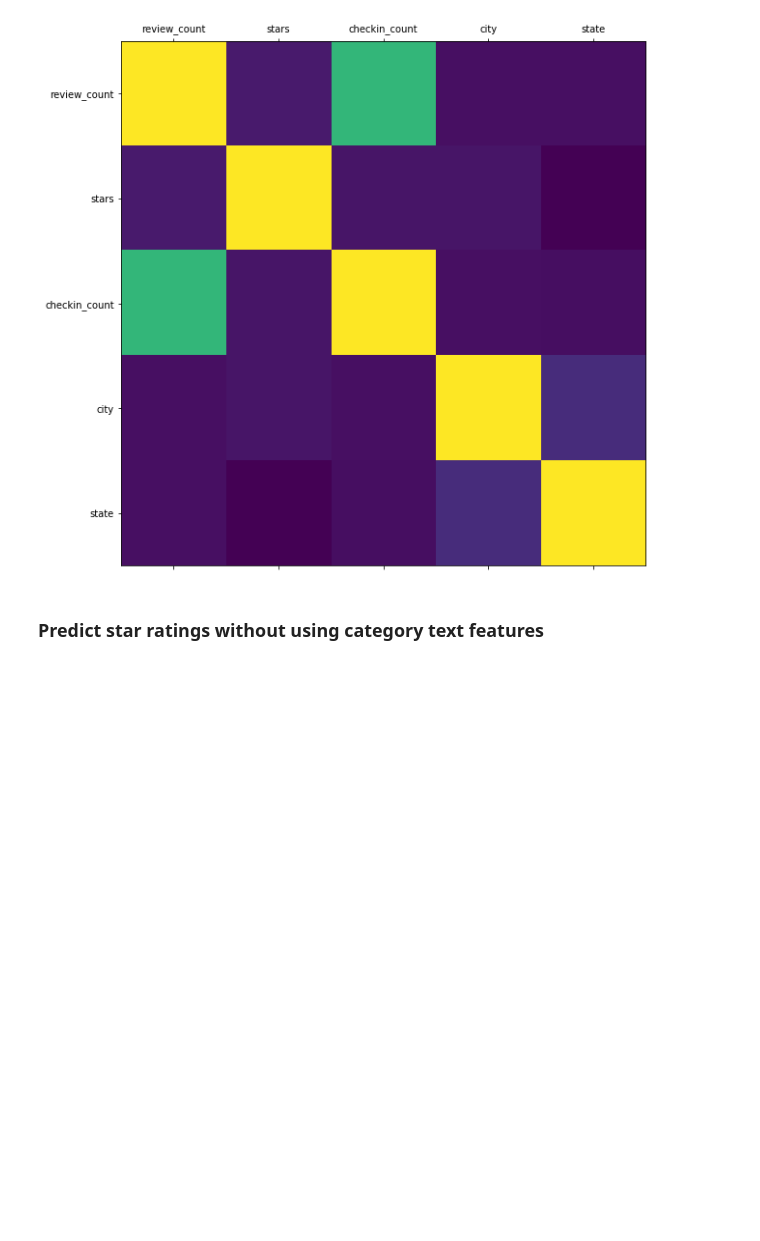
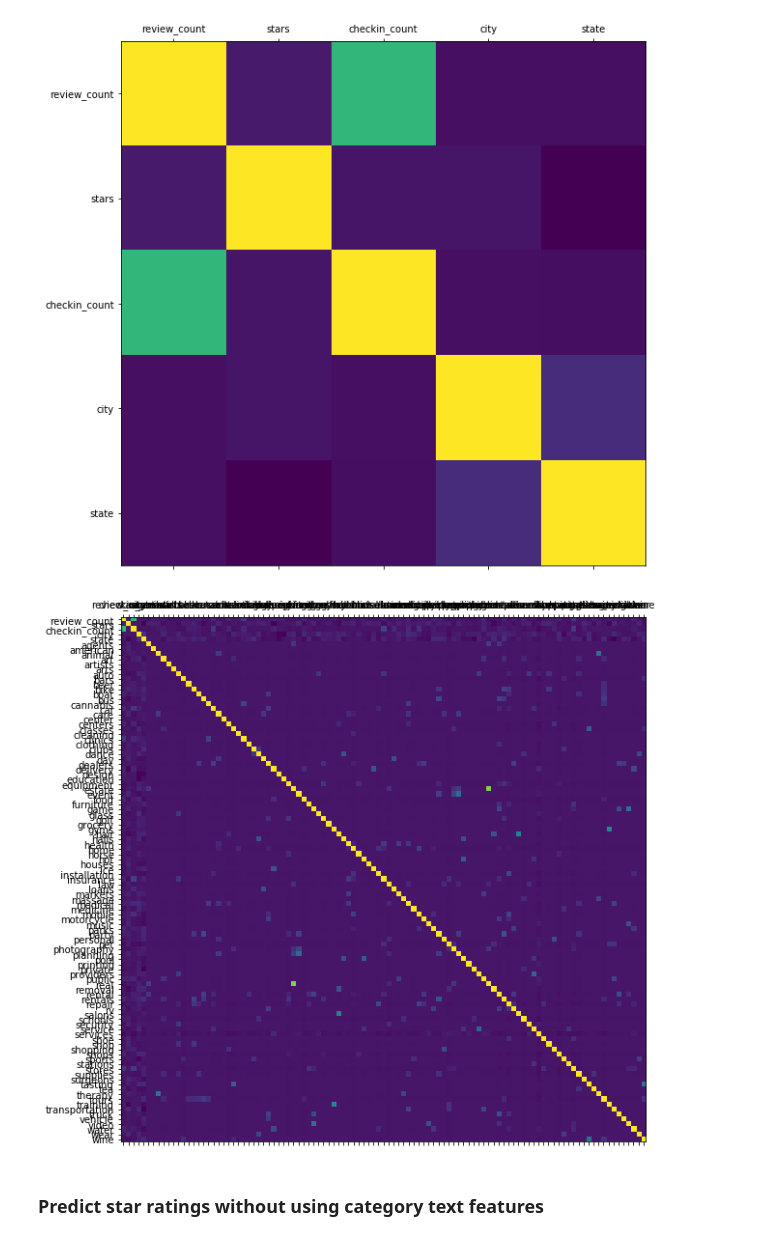
Before and after one commit to ck-unifr/yelp_dataset_challenge, a Jupyter notebook: notebooks/predict_star_ratings_with_checkin.ipynb, the cells around one changed output. Saved outputs shown, nothing was run; the diff lists cells and outputs as text; code cells hidden in the pictures; blank space fills up the shorter version.

```diff
--- a/notebooks/predict_star_ratings_with_checkin.ipynb
+++ b/notebooks/predict_star_ratings_with_checkin.ipynb
@@ -400,10 +406,18 @@ Due to limited computational resource, the categorical feature one-hot encoding
 https://scikit-learn.org/stable/modules/feature_extraction.html
 https://machinelearningmastery.com/prepare-text-data-machine-learning-scikit-learn/
 # %%
+#https://stackoverflow.com/questions/45961747/append-tfidf-to-pandas-dataframe
 from sklearn.feature_extraction.text import TfidfVectorizer
 
 vectorizer = TfidfVectorizer(stop_words='english', max_features=100, min_df=2)
-vectorizer.fit(categories)
+x = vectorizer.fit_transform(categories)
+
+df_temp = pd.DataFrame(x.toarray(), columns=vectorizer.get_feature_names())
+print(df_temp)
+
+df_merged_new_tfid = pd.concat([df_merged_new, df_temp], axis=1)
+print(df_merged_new_tfid)
+
 print(vectorizer.vocabulary_)
 print(vectorizer.idf_)
 # %% [output]
@@ -452,6 +449,17 @@ plt.yticks(range(len(corr.columns)), corr.columns);
 plt.show()
 # %% [output]
 [figure]
+# %%
+corr = df_merged_new_tfid.corr()
+
+fig, ax = plt.subplots(figsize=(10, 10))
+ax.matshow(corr)
+plt.xticks(range(len(corr.columns)), corr.columns);
+plt.yticks(range(len(corr.columns)), corr.columns);
+
+plt.show()
+# %% [output]
+[figure, added]
 # %% [markdown]
 ### Predict star ratings without using category text features
 # %%
```
Also changed, not shown: parts of 27 cells of this notebook.
